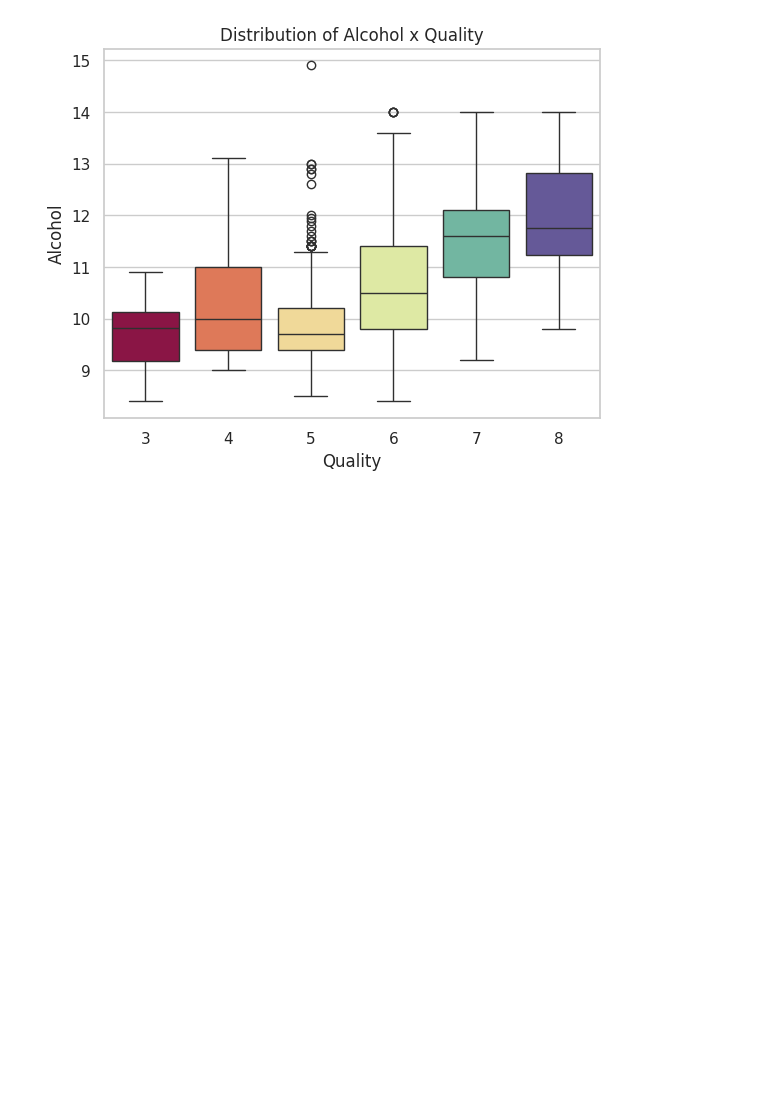
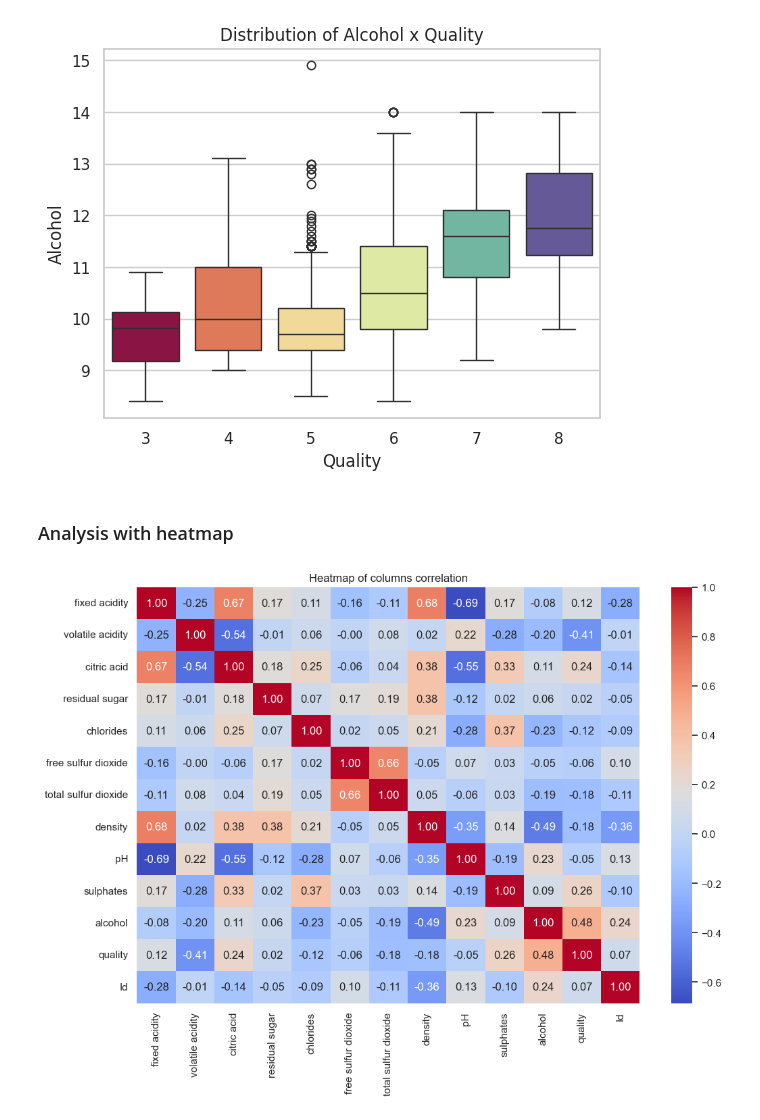
Before and after one commit to nathaliaacouto/ADES_Wine_Quality, a Jupyter notebook: [ADES]_Wine_Project.ipynb, the cells around one changed output. Cells and saved outputs as stored; diff of their text form; code cells hidden in the pictures; blank space fills up the shorter version.

Commit message:
Add new analysis

```diff
--- a/[ADES]_Wine_Project.ipynb
+++ b/[ADES]_Wine_Project.ipynb
@@ -166,3 +187,14 @@ plt.xlabel('Quality')
 plt.show()
 # %% [output]
 [figure]
+# %% [markdown]
+### Analysis with heatmap
+# %%
+correlation = df.corr()
+
+plt.figure(figsize=(12, 8))
+sns.heatmap(correlation, annot=True, cmap='coolwarm', fmt=".2f")
+plt.title('Heatmap of columns correlation')
+plt.show()
+# %% [output]
+[figure, added]
```
Also changed, not shown: parts of 6 cells of this notebook.
